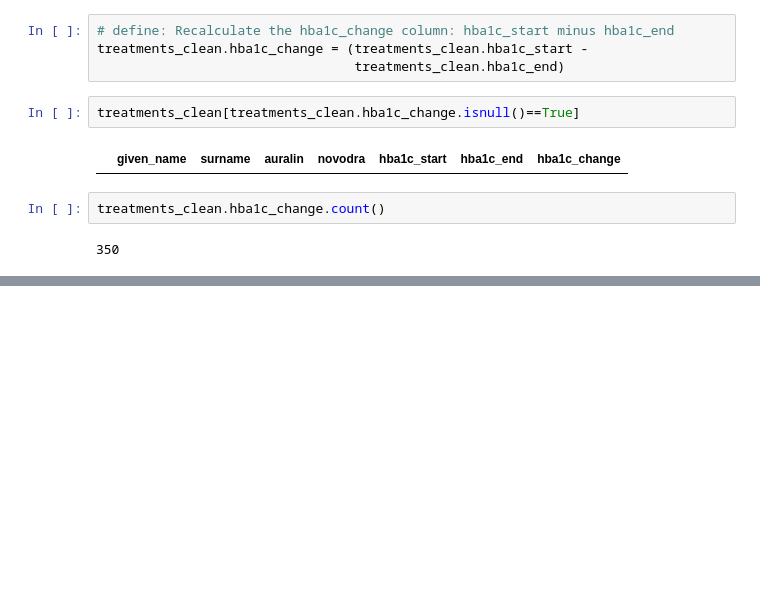
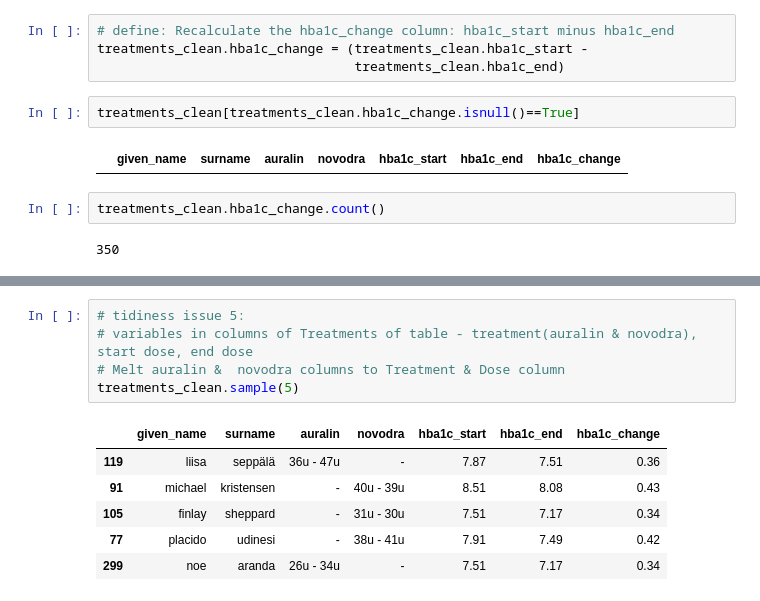
Before and after one commit to jacyee/insulin-drug-analysis, a Jupyter notebook: insulin_drug.ipynb, the cells around one changed output, grey strips where cells are left out. Saved outputs shown, nothing was run; the diff lists cells and outputs as text; blank space fills up the shorter version.

```diff
--- a/insulin_drug.ipynb
+++ b/insulin_drug.ipynb
@@ -445,0 +498,12 @@ treatments_clean.hba1c_change.count()
+# %%
+# tidiness issue 5:
+# variables in columns of Treatments of table - treatment(auralin & novodra), start dose, end dose
+# Melt auralin &  novodra columns to Treatment & Dose column
+treatments_clean.sample(5)
+# %% [output]
+|  | given_name | surname | auralin | novodra | hba1c_start | hba1c_end | hba1c_change |
+| 119 | liisa | seppälä | 36u - 47u | - | 7.87 | 7.51 | 0.36 |
+| 91 | michael | kristensen | - | 40u - 39u | 8.51 | 8.08 | 0.43 |
+| 105 | finlay | sheppard | - | 31u - 30u | 7.51 | 7.17 | 0.34 |
+| 77 | placido | udinesi | - | 38u - 41u | 7.91 | 7.49 | 0.42 |
+| 299 | noe | aranda | 26u - 34u | - | 7.51 | 7.17 | 0.34 |
```
Also changed, not shown: parts of 18 cells of this notebook.
